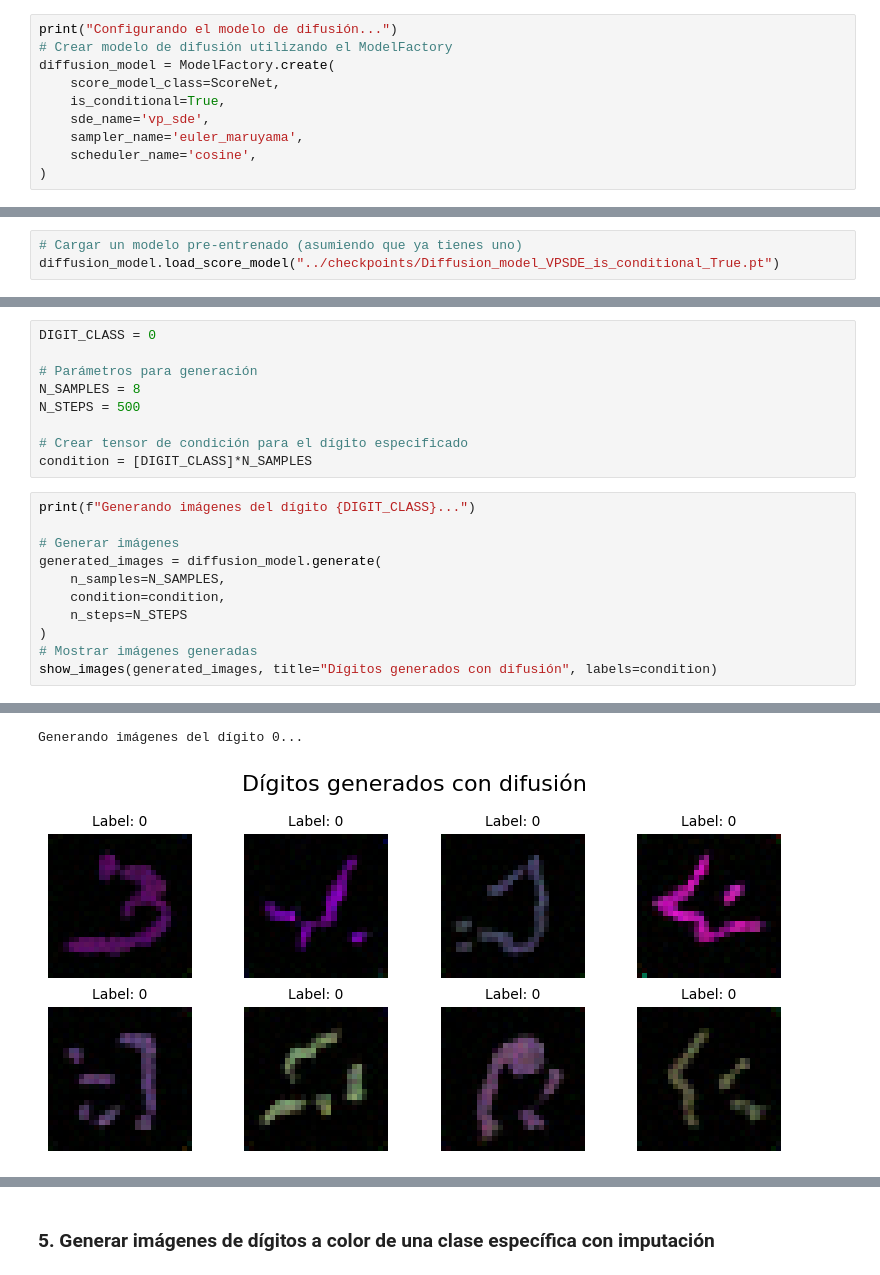
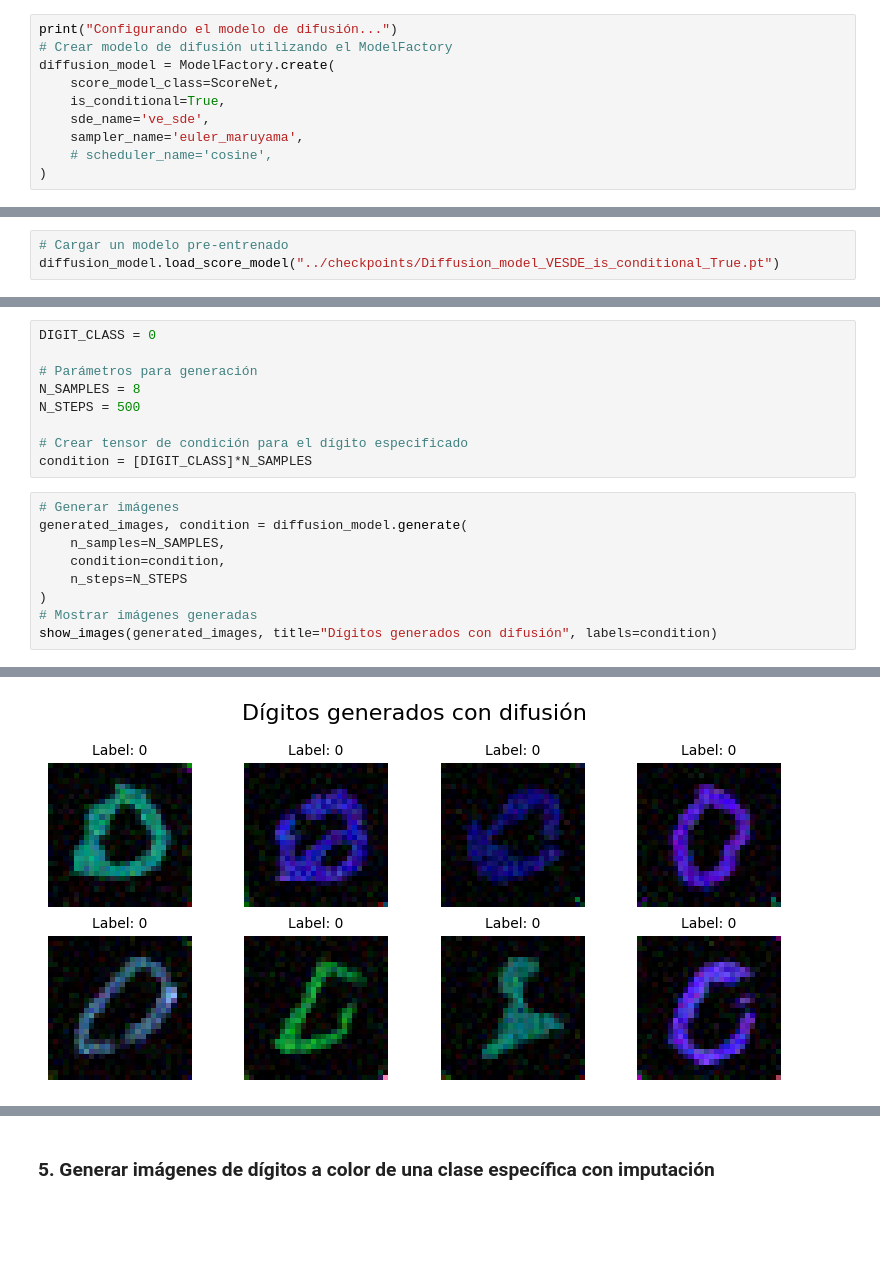
Before and after one commit to ManuelMunozBer/Generative-Diffusion, a Jupyter notebook: demo_notebooks/simple_demo.ipynb, the cells around one changed output, grey strips where cells are left out. Saved outputs shown, nothing was run; the diff lists cells and outputs as text; blank space fills up the shorter version.

```diff
--- a/demo_notebooks/simple_demo.ipynb
+++ b/demo_notebooks/simple_demo.ipynb
@@ -43,8 +43,8 @@ print("Configurando el modelo de difusión...")
 diffusion_model = ModelFactory.create(
     score_model_class=ScoreNet,
     is_conditional=True,
-    sde_name='vp_sde',
+    sde_name='ve_sde',
     sampler_name='euler_maruyama',
-    scheduler_name='cosine',
+    # scheduler_name='cosine',
 )
 # %% [output]
@@ -87,6 +87,6 @@ Epoch 5, Loss: 151.836242
 # %% [markdown]
 ### 4. Generar imágenes del dígito especificado
 # %%
-# Cargar un modelo pre-entrenado (asumiendo que ya tienes uno)
-diffusion_model.load_score_model("../checkpoints/Diffusion_model_VPSDE_is_conditional_True.pt")
+# Cargar un modelo pre-entrenado
+diffusion_model.load_score_model("../checkpoints/Diffusion_model_VESDE_is_conditional_True.pt")
 # %% [output]
@@ -105,10 +104,8 @@ N_STEPS = 500
 # Crear tensor de condición para el dígito especificado
 condition = [DIGIT_CLASS]*N_SAMPLES
 # %%
-print(f"Generando imágenes del dígito {DIGIT_CLASS}...")
-
 # Generar imágenes
-generated_images = diffusion_model.generate(
+generated_images, condition = diffusion_model.generate(
     n_samples=N_SAMPLES,
     condition=condition,
     n_steps=N_STEPS
@@ -120,5 +117,4 @@ show_images(generated_images, title="Dígitos generados con difusión", labels=c
-Generando imágenes del dígito 0...
-[figure, old version]
+[figure, new version]
 # %%
 # Evaluar calidad con las métricas implementadas
 metrics = diffusion_model.evaluate(
```
Also changed, not shown: parts of 7 cells of this notebook, 18 other files.
